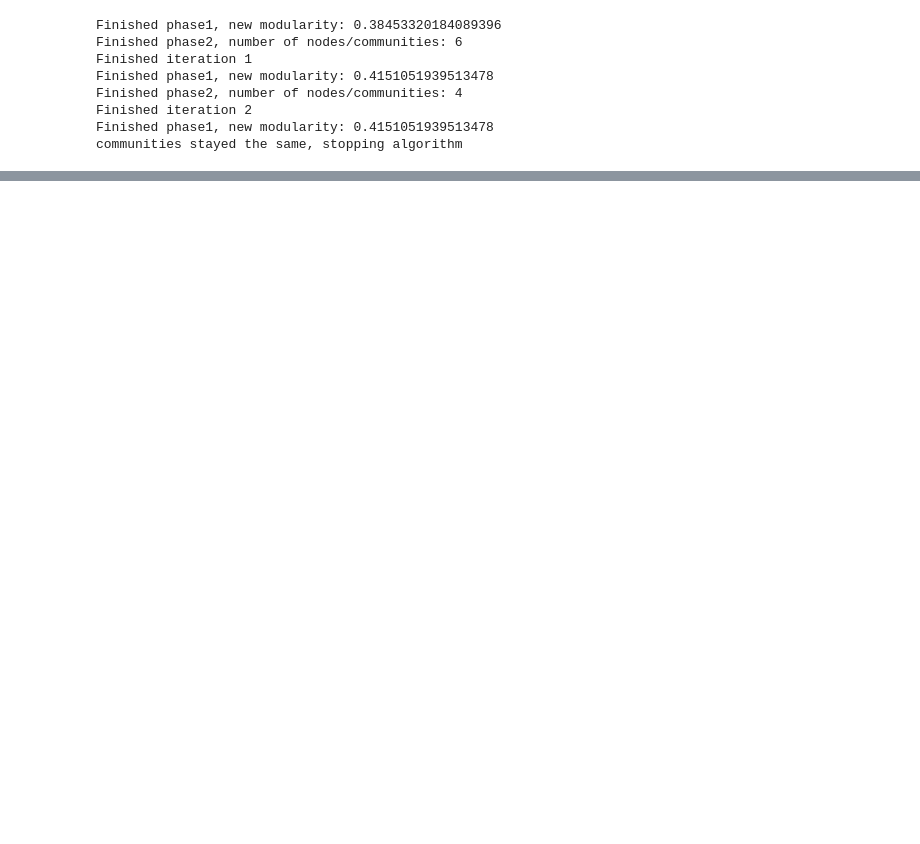
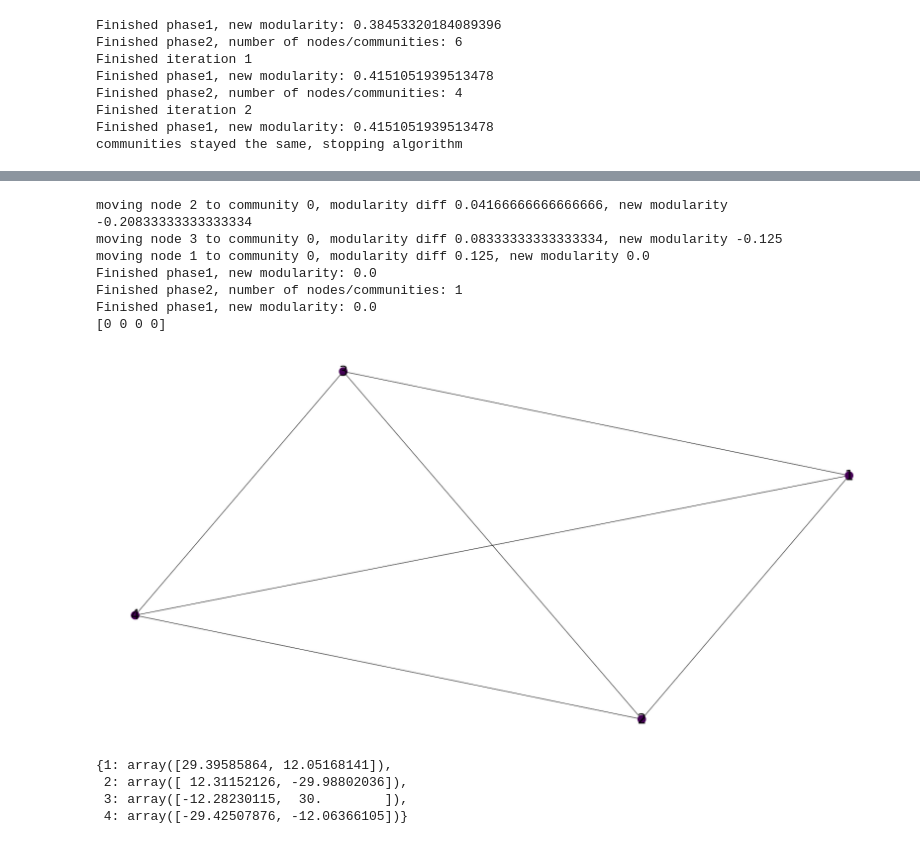
Before and after one commit to ddvlamin/data_engineering_ua, a Jupyter notebook: code_examples/communities/communities.ipynb, the cells around one changed output, grey strips where cells are left out. Drawn from its saved outputs; the diff is of its cells as text; code cells hidden in the pictures; blank space fills up the shorter version.

```diff
--- a/code_examples/communities/communities.ipynb
+++ b/code_examples/communities/communities.ipynb
@@ -250,0 +333,21 @@ plot_graph(G)
+# %%
+A = np.array([[0,1,1,1],[1,0,1,1],[1,1,0,1],[1,1,1,0]])
+
+communities = np.array([i for i in range(A.shape[0])], dtype=int)
+hierarchy = detect_communities_recursive(A, communities)
+print(hierarchy)
+G = create_graph(A, hierarchy)
+plot_graph(G)
+# %% [output]
+moving node 2 to community 0, modularity diff 0.04166666666666666, new modularity -0.20833333333333334
+moving node 3 to community 0, modularity diff 0.08333333333333334, new modularity -0.125
+moving node 1 to community 0, modularity diff 0.125, new modularity 0.0
+Finished phase1, new modularity: 0.0
+Finished phase2, number of nodes/communities: 1
+Finished phase1, new modularity: 0.0
+[0 0 0 0]
+[figure, added]
+{1: array([29.39585864, 12.05168141]),
+ 2: array([ 12.31152126, -29.98802036]),
+ 3: array([-12.28230115,  30.        ]),
+ 4: array([-29.42507876, -12.06366105])}
```
Also changed, not shown: parts of 5 cells of this notebook, 4 other files.
